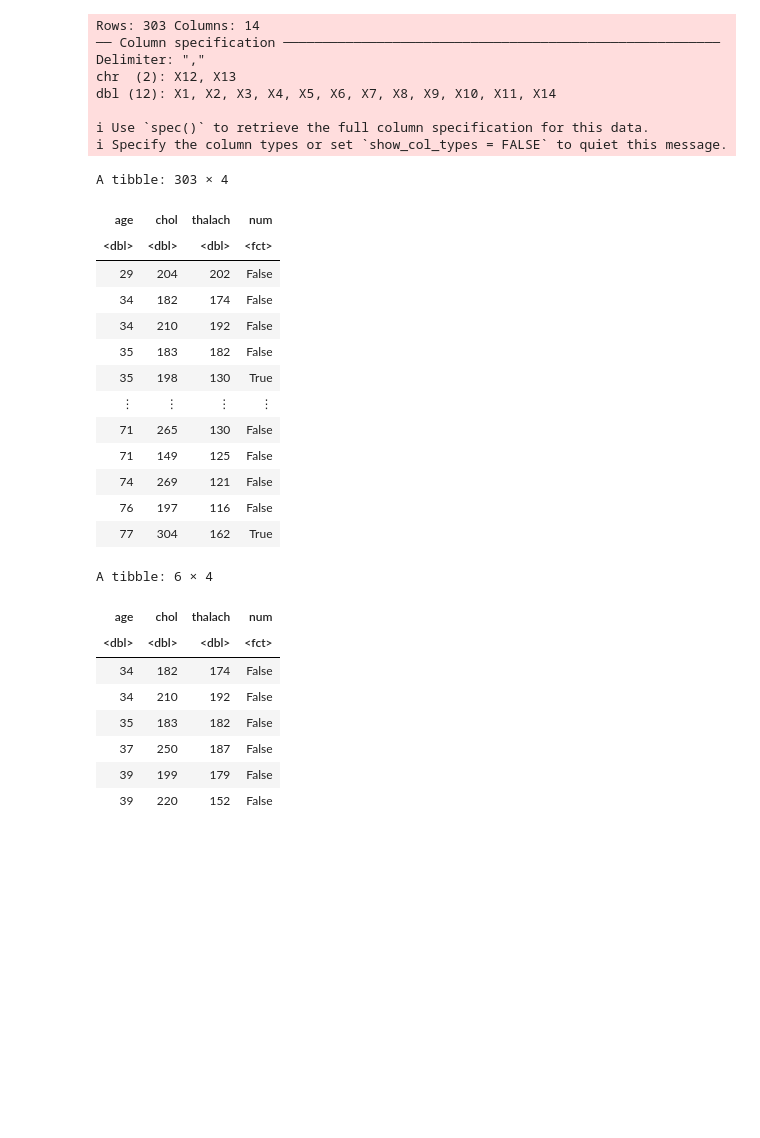
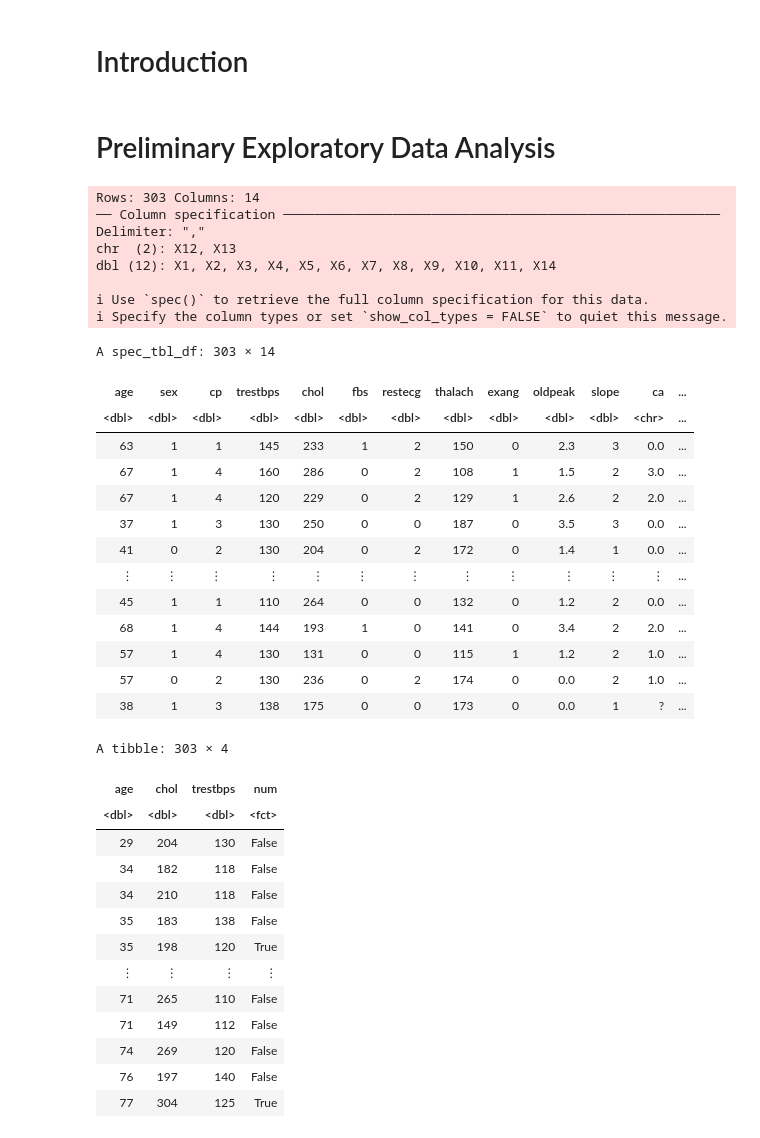
Before and after one commit to gabbiv16/dsci100-2024S, a Jupyter notebook: Project Proposal.ipynb, the cells around one changed output. Cells and saved outputs as stored; diff of their text form; code cells hidden in the pictures; blank space fills up the shorter version.

```diff
--- a/Project Proposal.ipynb
+++ b/Project Proposal.ipynb
@@ -24,0 +3,2 @@ Warning message:
+# %% [markdown]
+# Introduction
@@ -24,0 +9,2 @@ Warning message:
+# %% [markdown]
+# Preliminary Exploratory Data Analysis
@@ -25,58 +17,62 @@ Warning message:
 # %%
 # read the dataset and write a short description.
 cleveland_data <- read_csv("data/heart_disease/processed.cleveland.data", col_names = FALSE)
 
 #rename the columns
 cleveland_data <- rename(cleveland_data, age = X1, sex = X2, cp = X3, trestbps = X4, chol = X5, fbs = X6, restecg = X7, thalach = X8, exang = X9, oldpeak = X10, slope = X11, ca = X12, thal = X13, num = X14)
+cleveland_data
 
 #select the relevant columns (age, chol, trestbps, num)
-cleveland_selected <- select(cleveland_data, age, chol, thalach, num) |>
+cleveland_selected <- select(cleveland_data, age, chol, trestbps, num) |>
     arrange(age)
 
 #wrangle the data, set num to either True/False
 cleveland_wrangled <- cleveland_selected |>
     mutate(num = as_factor(num)) |>
     mutate(num = fct_recode(num, "False" = "0", "True" = "1", "True" = "2", "True" = "3", "True" = "4"))
 cleveland_wrangled
 
 #split dataset into training + testing
 cleveland_split <- initial_split(cleveland_wrangled, prop = 0.75, strata = num)
 cleveland_train <- training(cleveland_split)
 cleveland_test <- testing(cleveland_split)
-
-head(cleveland_train)
 # %% [output]
 Rows: 303 Columns: 14
 ── Column specification ────────────────────────────────────────────────────────
 Delimiter: ","
 chr  (2): X12, X13
 dbl (12): X1, X2, X3, X4, X5, X6, X7, X8, X9, X10, X11, X14
 
 ℹ Use `spec()` to retrieve the full column specification for this data.
 ℹ Specify the column types or set `show_col_types = FALSE` to quiet this message.
-A tibble: 303 × 4
+A spec_tbl_df: 303 × 14
-| age | chol | thalach | num |
-| <dbl> | <dbl> | <dbl> | <fct> |
-| 29 | 204 | 202 | False |
-| 34 | 182 | 174 | False |
-| 34 | 210 | 192 | False |
-| 35 | 183 | 182 | False |
-| 35 | 198 | 130 | True |
-| ⋮ | ⋮ | ⋮ | ⋮ |
-| 71 | 265 | 130 | False |
-| 71 | 149 | 125 | False |
-| 74 | 269 | 121 | False |
-| 76 | 197 | 116 | False |
-| 77 | 304 | 162 | True |
+| age | sex | cp | trestbps | chol | fbs | restecg | thalach | exang | oldpeak | slope | ca | ... |
+| <dbl> | <dbl> | <dbl> | <dbl> | <dbl> | <dbl> | <dbl> | <dbl> | <dbl> | <dbl> | <dbl> | <chr> | ... |
+| 63 | 1 | 1 | 145 | 233 | 1 | 2 | 150 | 0 | 2.3 | 3 | 0.0 | ... |
+| 67 | 1 | 4 | 160 | 286 | 0 | 2 | 108 | 1 | 1.5 | 2 | 3.0 | ... |
+| 67 | 1 | 4 | 120 | 229 | 0 | 2 | 129 | 1 | 2.6 | 2 | 2.0 | ... |
+| 37 | 1 | 3 | 130 | 250 | 0 | 0 | 187 | 0 | 3.5 | 3 | 0.0 | ... |
+| 41 | 0 | 2 | 130 | 204 | 0 | 2 | 172 | 0 | 1.4 | 1 | 0.0 | ... |
+| ⋮ | ⋮ | ⋮ | ⋮ | ⋮ | ⋮ | ⋮ | ⋮ | ⋮ | ⋮ | ⋮ | ⋮ | ... |
+| 45 | 1 | 1 | 110 | 264 | 0 | 0 | 132 | 0 | 1.2 | 2 | 0.0 | ... |
+| 68 | 1 | 4 | 144 | 193 | 1 | 0 | 141 | 0 | 3.4 | 2 | 2.0 | ... |
+| 57 | 1 | 4 | 130 | 131 | 0 | 0 | 115 | 1 | 1.2 | 2 | 1.0 | ... |
+| 57 | 0 | 2 | 130 | 236 | 0 | 2 | 174 | 0 | 0.0 | 2 | 1.0 | ... |
+| 38 | 1 | 3 | 138 | 175 | 0 | 0 | 173 | 0 | 0.0 | 1 | ? | ... |
-A tibble: 6 × 4
+A tibble: 303 × 4
-| age | chol | thalach | num |
+| age | chol | trestbps | num |
 | <dbl> | <dbl> | <dbl> | <fct> |
-| 34 | 182 | 174 | False |
-| 34 | 210 | 192 | False |
-| 35 | 183 | 182 | False |
-| 37 | 250 | 187 | False |
-| 39 | 199 | 179 | False |
-| 39 | 220 | 152 | False |
+| 29 | 204 | 130 | False |
+| 34 | 182 | 118 | False |
+| 34 | 210 | 118 | False |
+| 35 | 183 | 138 | False |
+| 35 | 198 | 120 | True |
+| ⋮ | ⋮ | ⋮ | ⋮ |
+| 71 | 265 | 110 | False |
+| 71 | 149 | 112 | False |
+| 74 | 269 | 120 | False |
+| 76 | 197 | 140 | False |
+| 77 | 304 | 125 | True |
 # %%
 cleveland_summarize <- cleveland_train |>
     group_by(num) |>
```
Also changed, not shown: parts of 10 cells of this notebook, 1 other file.
